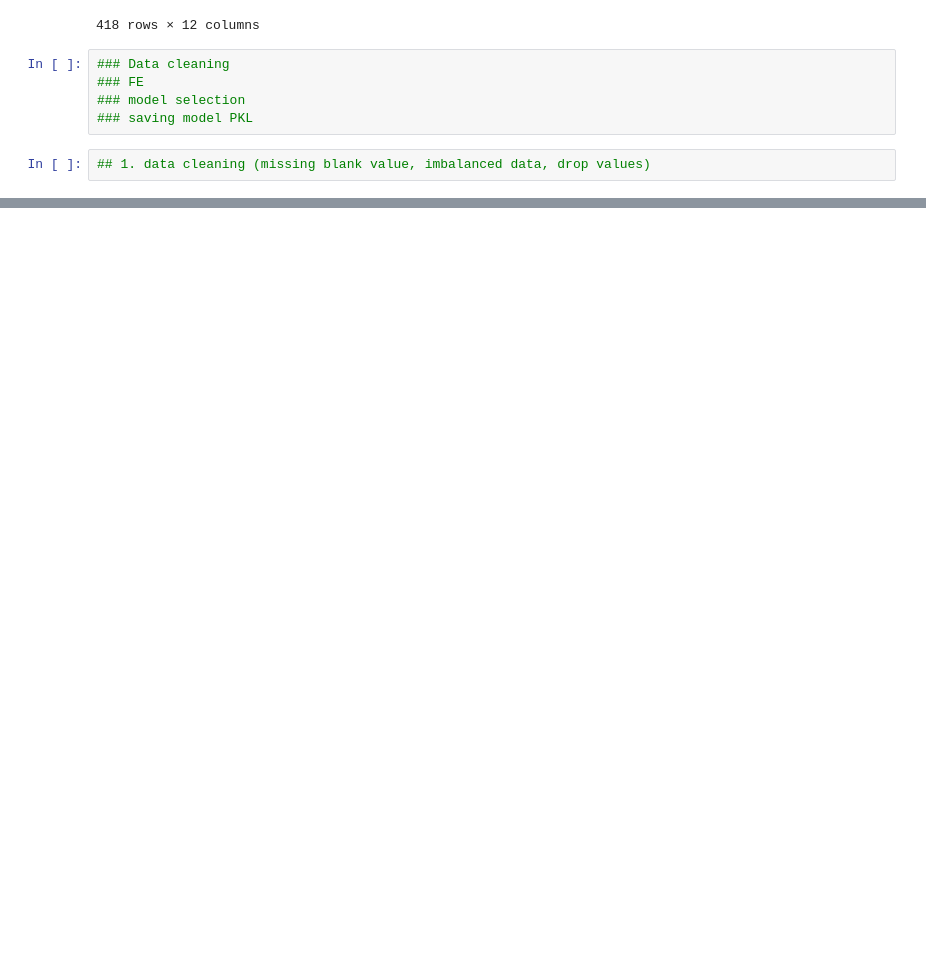
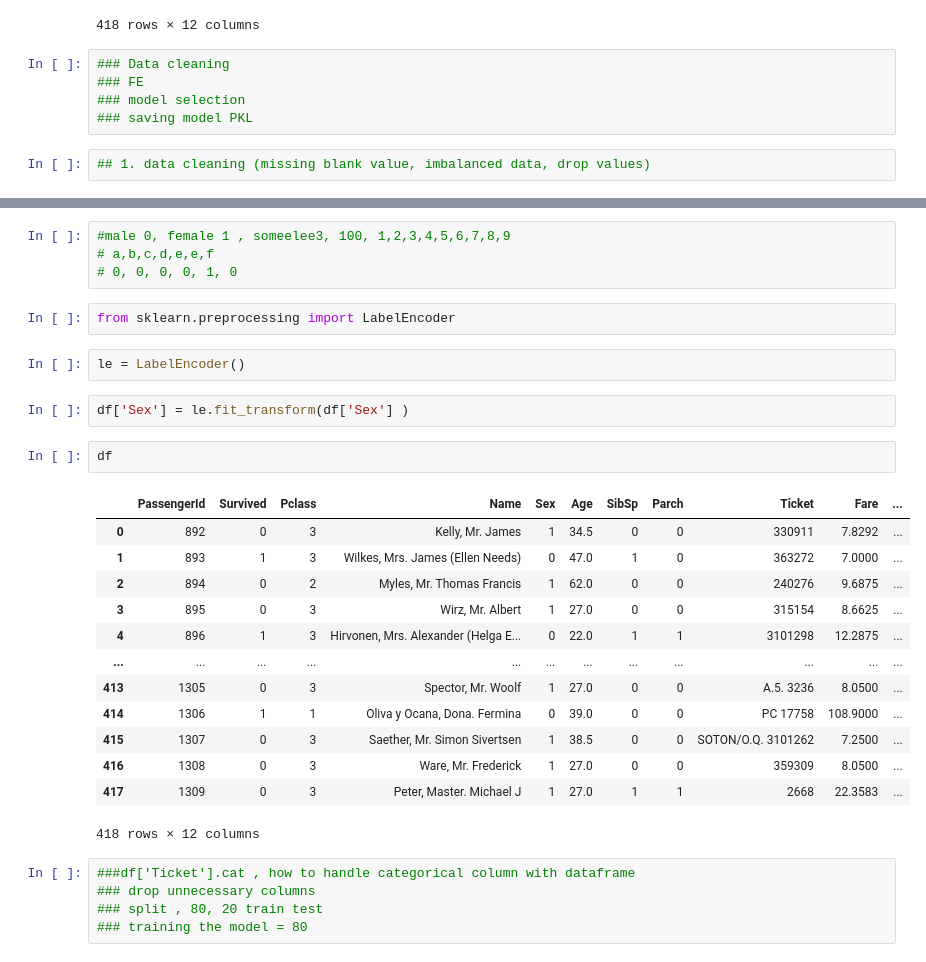
Before and after one commit to rdawad/GEN-AI-2026-morning, a Jupyter notebook: day9.ipynb, the cells around one changed output, grey strips where cells are left out. Saved outputs shown, nothing was run; the diff lists cells and outputs as text; blank space fills up the shorter version.

Commit message:
model build

```diff
--- a/day9.ipynb
+++ b/day9.ipynb
@@ -29,0 +122,31 @@ df
+# %%
+#male 0, female 1 , someelee3, 100, 1,2,3,4,5,6,7,8,9
+# a,b,c,d,e,e,f
+# 0, 0, 0, 0, 1, 0
+# %%
+from sklearn.preprocessing import LabelEncoder
+# %%
+le = LabelEncoder()
+# %%
+df['Sex'] = le.fit_transform(df['Sex'] )
+# %%
+df
+# %% [output]
+|  | PassengerId | Survived | Pclass | Name | Sex | Age | SibSp | Parch | Ticket | Fare | ... |
+| 0 | 892 | 0 | 3 | Kelly, Mr. James | 1 | 34.5 | 0 | 0 | 330911 | 7.8292 | ... |
+| 1 | 893 | 1 | 3 | Wilkes, Mrs. James (Ellen Needs) | 0 | 47.0 | 1 | 0 | 363272 | 7.0000 | ... |
+| 2 | 894 | 0 | 2 | Myles, Mr. Thomas Francis | 1 | 62.0 | 0 | 0 | 240276 | 9.6875 | ... |
+| 3 | 895 | 0 | 3 | Wirz, Mr. Albert | 1 | 27.0 | 0 | 0 | 315154 | 8.6625 | ... |
+| 4 | 896 | 1 | 3 | Hirvonen, Mrs. Alexander (Helga E... | 0 | 22.0 | 1 | 1 | 3101298 | 12.2875 | ... |
+| ... | ... | ... | ... | ... | ... | ... | ... | ... | ... | ... | ... |
+| 413 | 1305 | 0 | 3 | Spector, Mr. Woolf | 1 | 27.0 | 0 | 0 | A.5. 3236 | 8.0500 | ... |
+| 414 | 1306 | 1 | 1 | Oliva y Ocana, Dona. Fermina | 0 | 39.0 | 0 | 0 | PC 17758 | 108.9000 | ... |
+| 415 | 1307 | 0 | 3 | Saether, Mr. Simon Sivertsen | 1 | 38.5 | 0 | 0 | SOTON/O.Q. 3101262 | 7.2500 | ... |
+| 416 | 1308 | 0 | 3 | Ware, Mr. Frederick | 1 | 27.0 | 0 | 0 | 359309 | 8.0500 | ... |
+| 417 | 1309 | 0 | 3 | Peter, Master. Michael J | 1 | 27.0 | 1 | 1 | 2668 | 22.3583 | ... |
+418 rows × 12 columns
+# %%
+###df['Ticket'].cat , how to handle categorical column with dataframe
+### drop unnecessary columns
+### split , 80, 20 train test
+### training the model = 80
```
Also changed, not shown: parts of 55 cells of this notebook.
